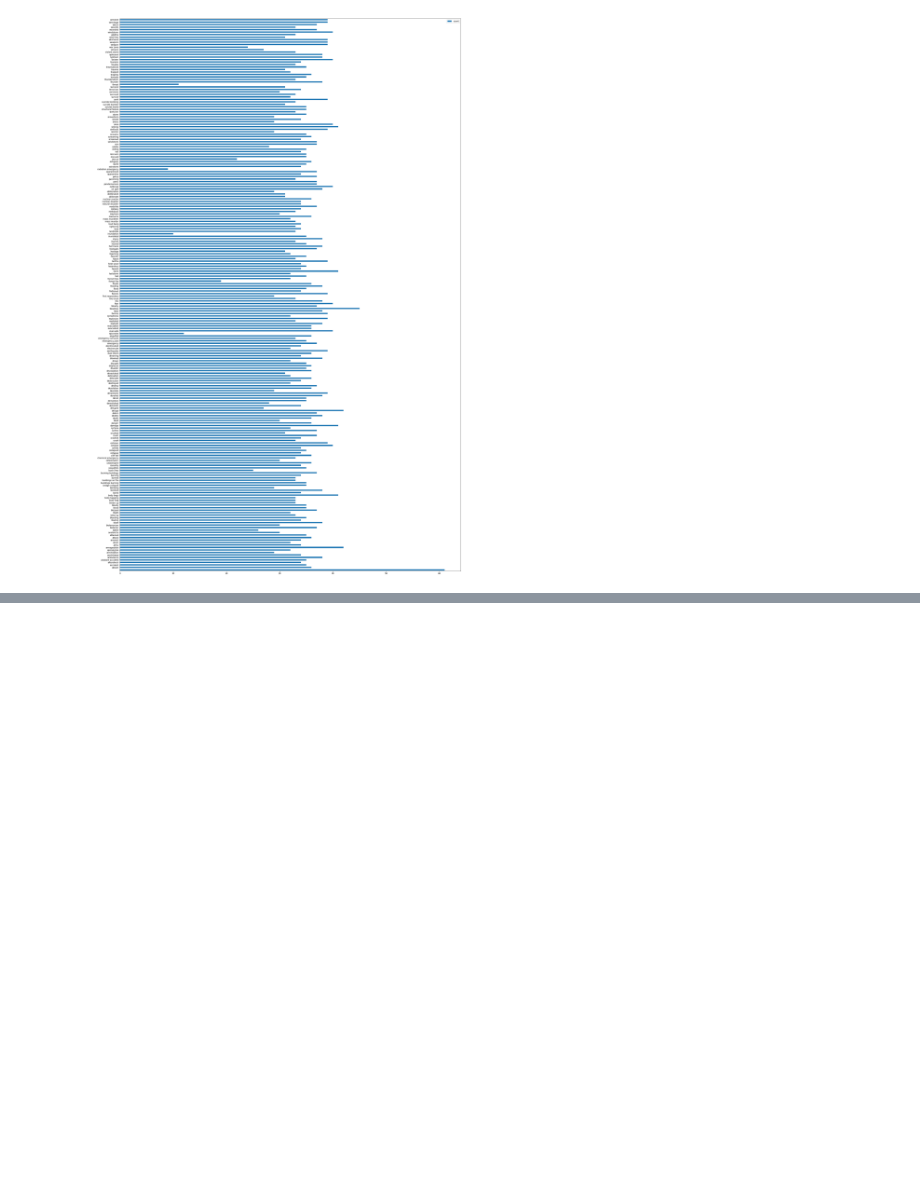
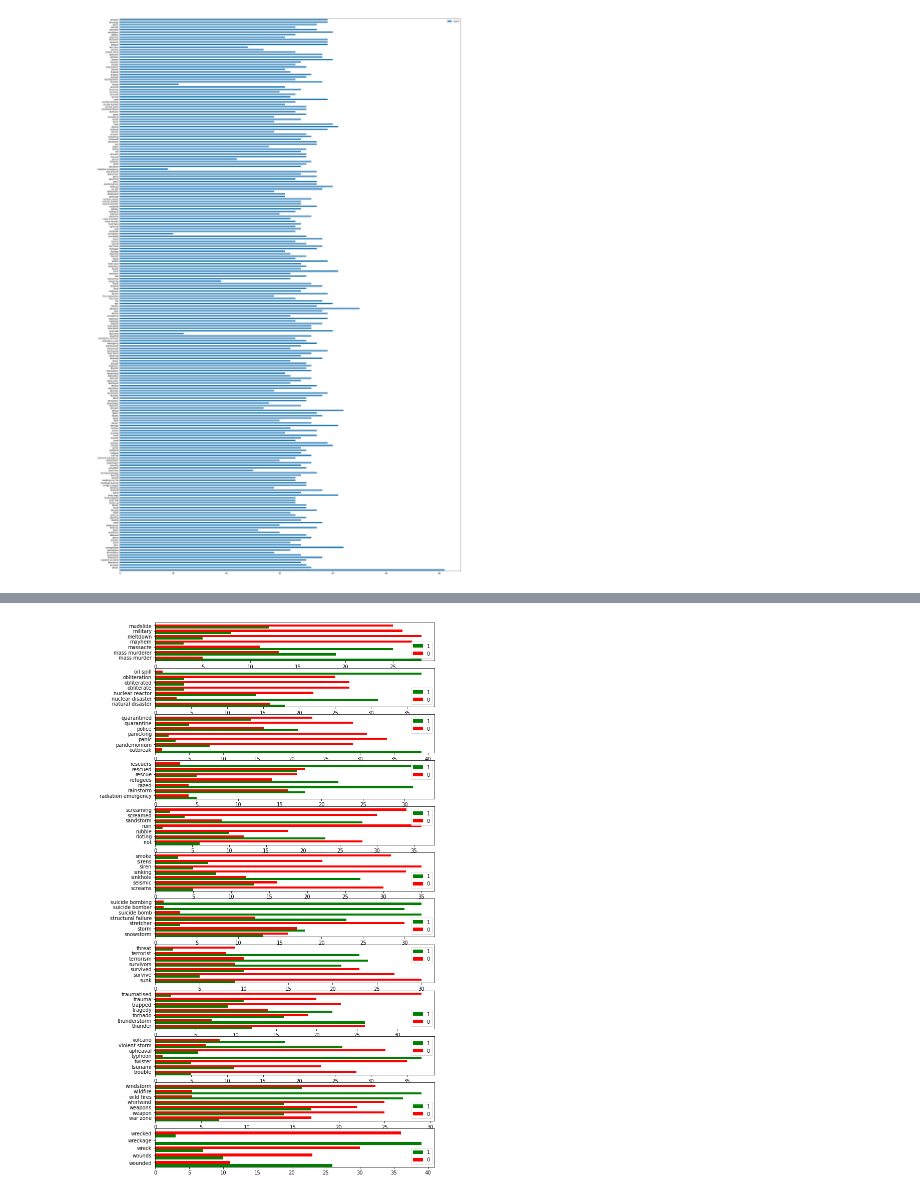
Before and after one commit to sersery35/KAGGLE-nlp-with-disaster-tweets, a Jupyter notebook: notebooks/visualization.ipynb, the cells around one changed output, grey strips where cells are left out. Cells and saved outputs as stored; diff of their text form; code cells hidden in the pictures; blank space fills up the shorter version.

```diff
--- a/notebooks/visualization.ipynb
+++ b/notebooks/visualization.ipynb
@@ -72,0 +167,4 @@ keyword_count_df.plot.barh(figsize=(30, 50))
+# %%
+visualize_keywords_by_labels(df[140:], 12)
+# %% [output]
+[figure, added]
```
Also changed, not shown: parts of 14 cells of this notebook, 17 other files.
